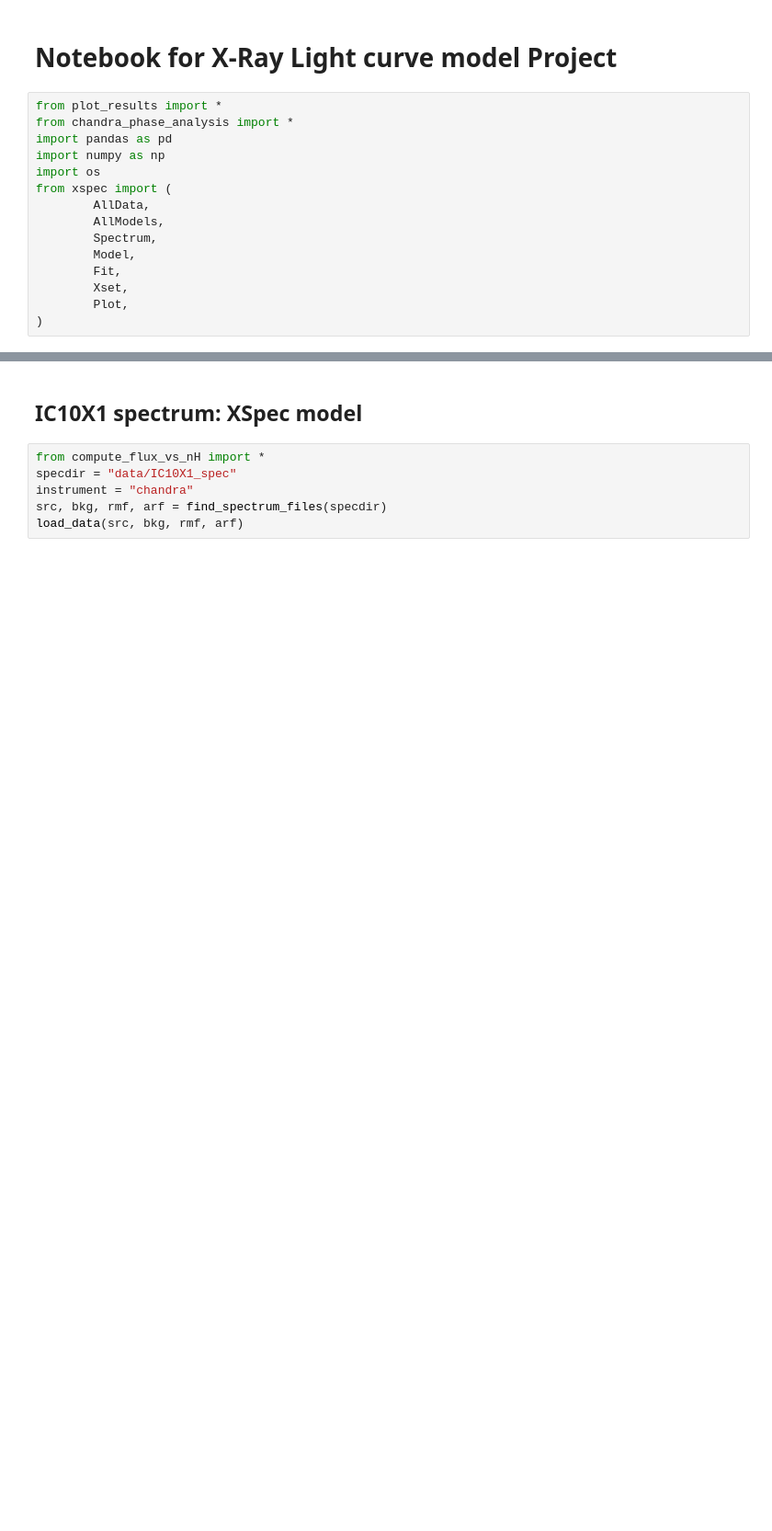
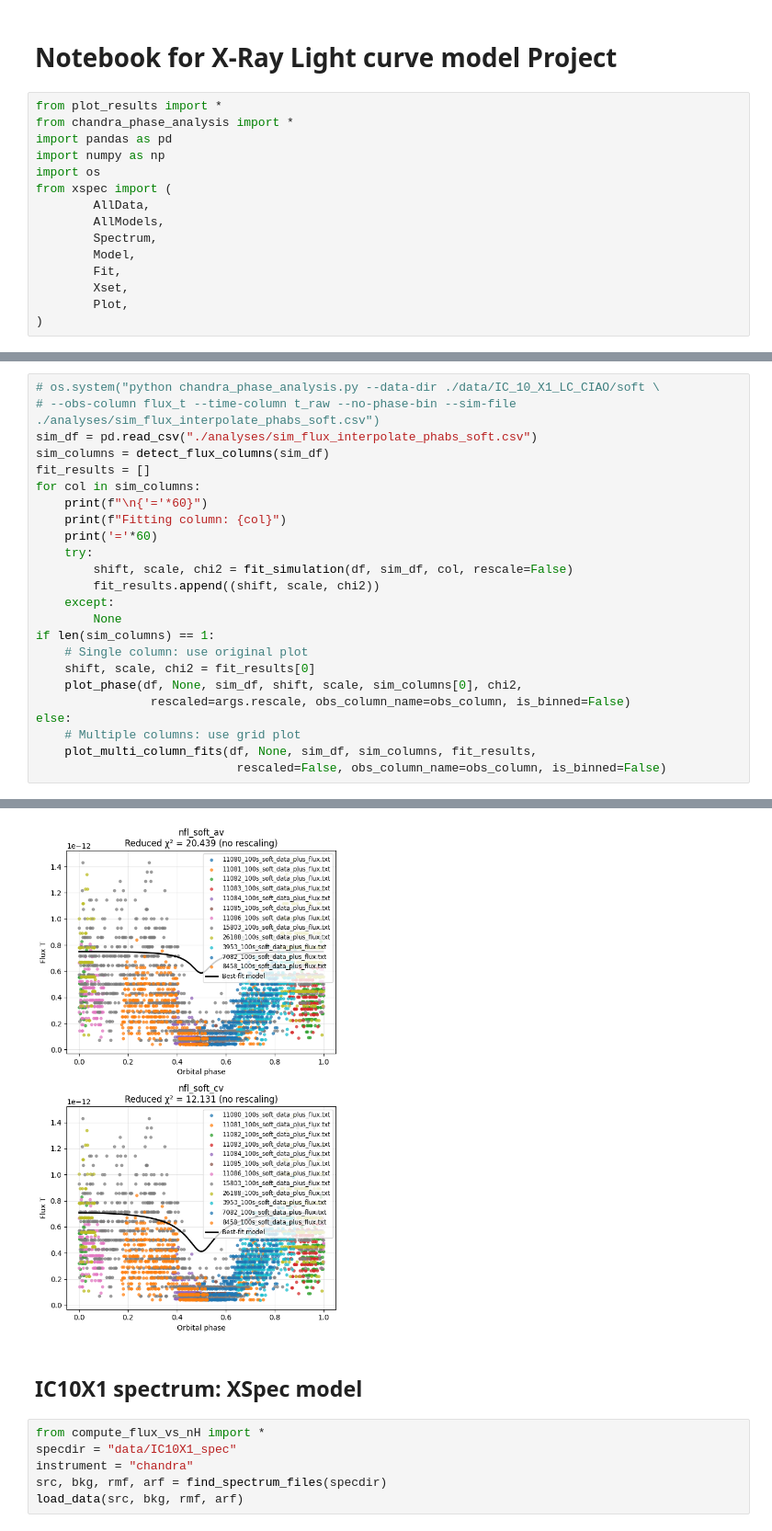
Before and after one commit to Ruchit10/XRB_LightCurve, a Jupyter notebook: xrb_model_analysis.ipynb, the cells around one changed output, grey strips where cells are left out. Shown at 92% size. Saved outputs shown, nothing was run; the diff lists cells and outputs as text; blank space fills up the shorter version.

```diff
--- a/xrb_model_analysis.ipynb
+++ b/xrb_model_analysis.ipynb
@@ -53,0 +97,25 @@ plot_geometric_parameters("sim_flux_interpolate_phabs_soft.csv")
+# %%
+# os.system("python chandra_phase_analysis.py --data-dir ./data/IC_10_X1_LC_CIAO/soft \
+# --obs-column flux_t --time-column t_raw --no-phase-bin --sim-file ./analyses/sim_flux_interpolate_phabs_soft.csv")
+sim_df = pd.read_csv("./analyses/sim_flux_interpolate_phabs_soft.csv")
+sim_columns = detect_flux_columns(sim_df)
+fit_results = []
+for col in sim_columns:
+    print(f"\n{'='*60}")
+    print(f"Fitting column: {col}")
+    print('='*60)
+    try:
+        shift, scale, chi2 = fit_simulation(df, sim_df, col, rescale=False)
+        fit_results.append((shift, scale, chi2))
+    except:
+        None
+if len(sim_columns) == 1:
+    # Single column: use original plot
+    shift, scale, chi2 = fit_results[0]
+    plot_phase(df, None, sim_df, shift, scale, sim_columns[0], chi2,
+                rescaled=args.rescale, obs_column_name=obs_column, is_binned=False)
+else:
+    # Multiple columns: use grid plot
+    plot_multi_column_fits(df, None, sim_df, sim_columns, fit_results,
+                            rescaled=False, obs_column_name=obs_column, is_binned=False)
+# %% [output]
@@ -54,3 +137,4 @@ plot_geometric_parameters("sim_flux_interpolate_phabs_soft.csv")
+[figure, added]
 # %% [markdown]
 ## IC10X1 spectrum: XSpec model
 # %%
```
Also changed, not shown: parts of 14 cells of this notebook, 2 other files.
